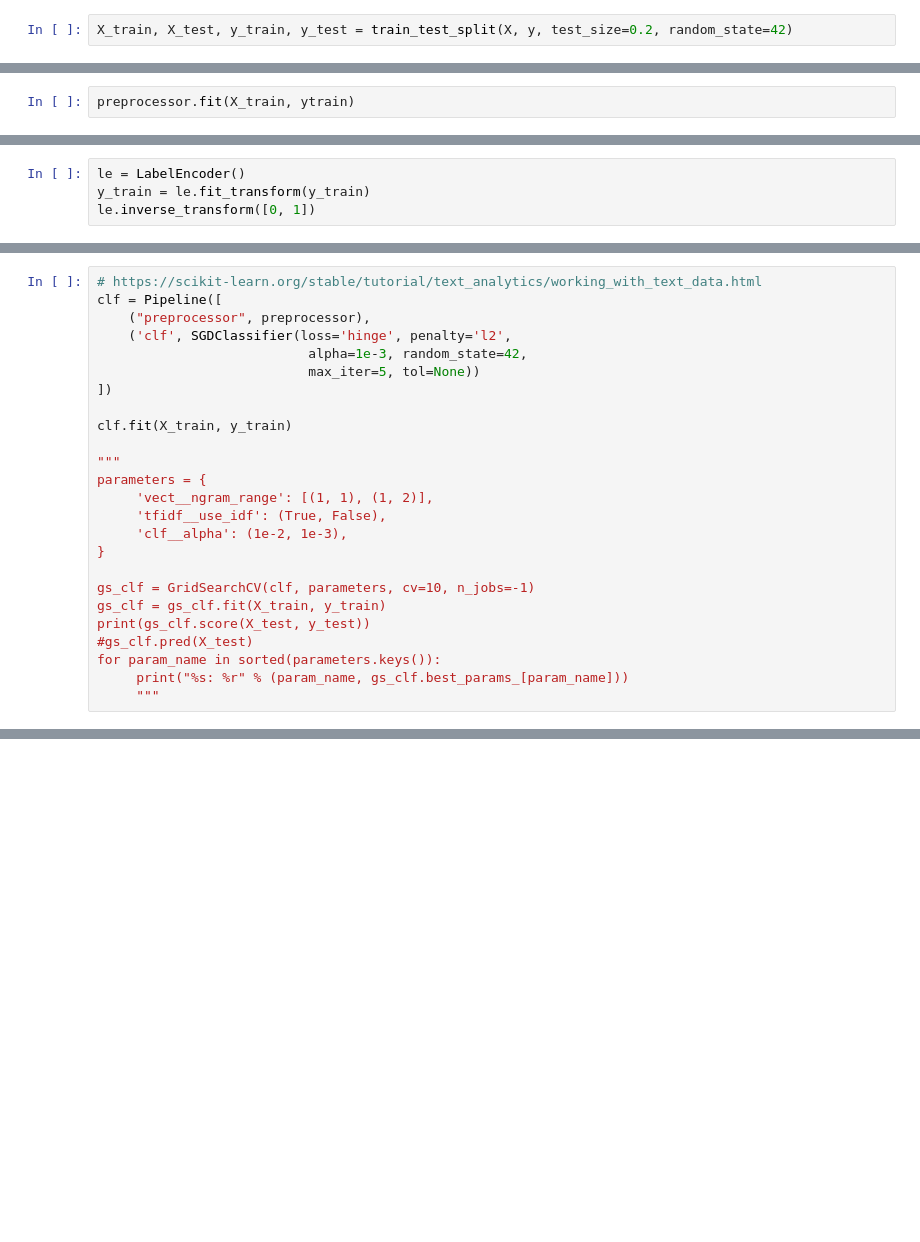
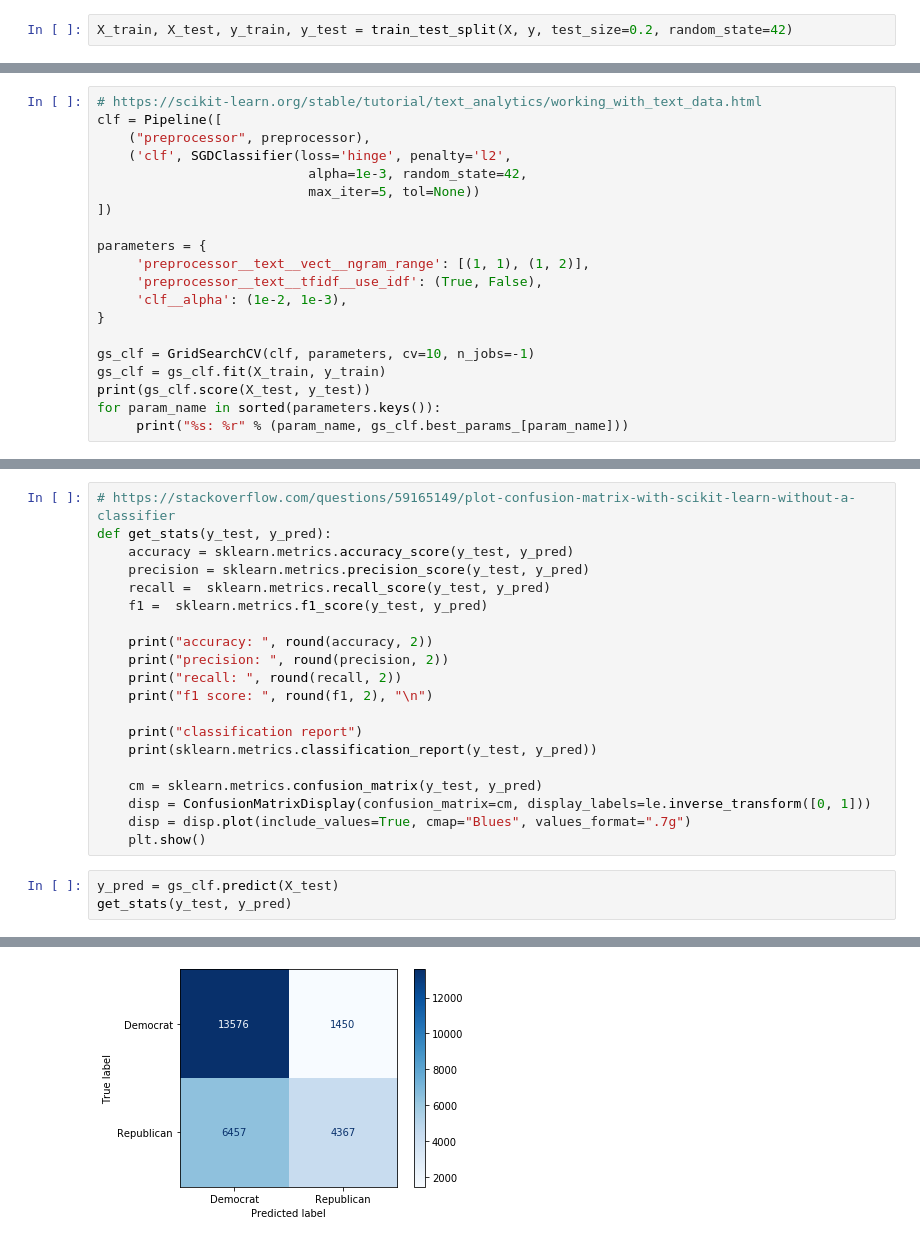
Before and after one commit to darshanajaint/data_mining_project, a Jupyter notebook: Feature_Creation.ipynb, the cells around one changed output, grey strips where cells are left out. Drawn from its saved outputs; the diff is of its cells as text; blank space fills up the shorter version.

Commit message:
Wrote model evaluation notebook and tested it (some results in feature creation notebook. Need to do roc curves and precision recall curves)

```diff
--- a/Feature_Creation.ipynb
+++ b/Feature_Creation.ipynb
@@ -113,2 +121,0 @@ ytrain.shape
-# %%
-preprocessor.fit(X_train, ytrain)
@@ -123,4 +121,0 @@ ytrain.shape
-# %%
-le = LabelEncoder()
-y_train = le.fit_transform(y_train)
-le.inverse_transform([0, 1])
@@ -143,20 +128,15 @@ clf = Pipeline([
                            max_iter=5, tol=None))
 ])
 
-clf.fit(X_train, y_train)
-
-"""
 parameters = {
-     'vect__ngram_range': [(1, 1), (1, 2)],
-     'tfidf__use_idf': (True, False),
+     'preprocessor__text__vect__ngram_range': [(1, 1), (1, 2)],
+     'preprocessor__text__tfidf__use_idf': (True, False),
      'clf__alpha': (1e-2, 1e-3),
 }
 
 gs_clf = GridSearchCV(clf, parameters, cv=10, n_jobs=-1)
 gs_clf = gs_clf.fit(X_train, y_train)
 print(gs_clf.score(X_test, y_test))
-#gs_clf.pred(X_test)
 for param_name in sorted(parameters.keys()):
      print("%s: %r" % (param_name, gs_clf.best_params_[param_name]))
-     """
 # %% [output]
@@ -163,0 +155,24 @@ ValueError: all the input array dimensions for the concatenation axis must match
+# %%
+# https://stackoverflow.com/questions/59165149/plot-confusion-matrix-with-scikit-learn-without-a-classifier
+def get_stats(y_test, y_pred):
+    accuracy = sklearn.metrics.accuracy_score(y_test, y_pred)
+    precision = sklearn.metrics.precision_score(y_test, y_pred)
+    recall =  sklearn.metrics.recall_score(y_test, y_pred)
+    f1 =  sklearn.metrics.f1_score(y_test, y_pred)
+
+    print("accuracy: ", round(accuracy, 2))
+    print("precision: ", round(precision, 2))
+    print("recall: ", round(recall, 2))
+    print("f1 score: ", round(f1, 2), "\n")
+
+    print("classification report")
+    print(sklearn.metrics.classification_report(y_test, y_pred))
+
+    cm = sklearn.metrics.confusion_matrix(y_test, y_pred)
+    disp = ConfusionMatrixDisplay(confusion_matrix=cm, display_labels=le.inverse_transform([0, 1]))
+    disp = disp.plot(include_values=True, cmap="Blues", values_format=".7g")
+    plt.show()
+# %%
+y_pred = gs_clf.predict(X_test)
+get_stats(y_test, y_pred)
+# %% [output]
@@ -163,0 +193 @@ ValueError: all the input array dimensions for the concatenation axis must match
+[figure, added]
```
Also changed, not shown: parts of 24 cells of this notebook, 1 other file.
